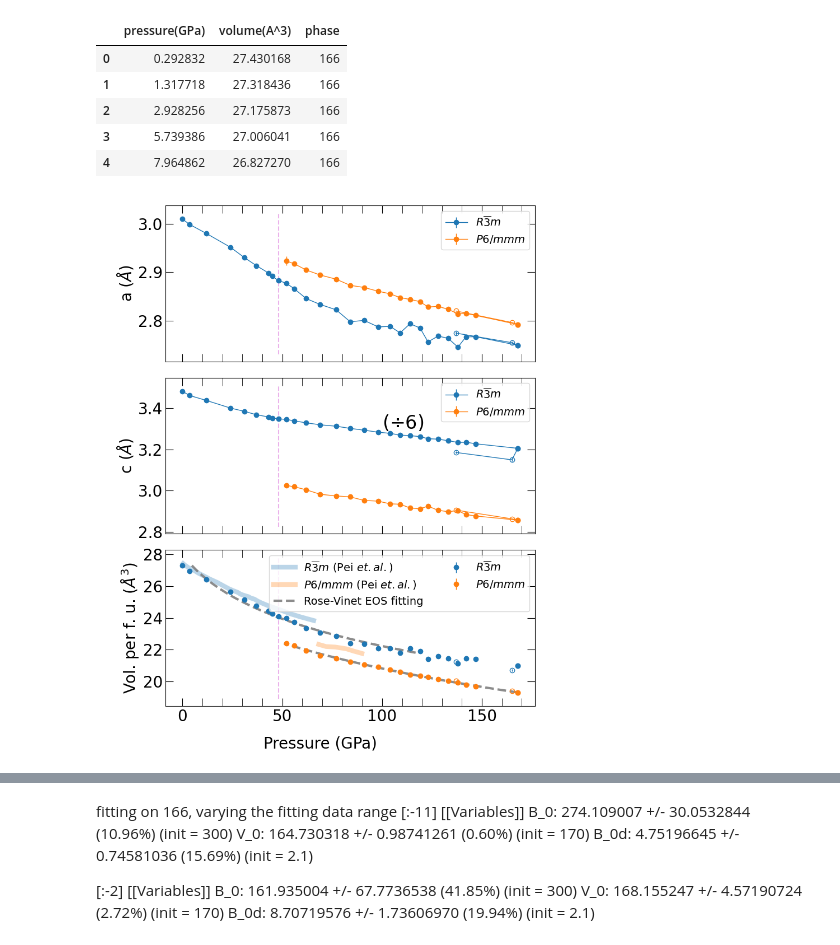
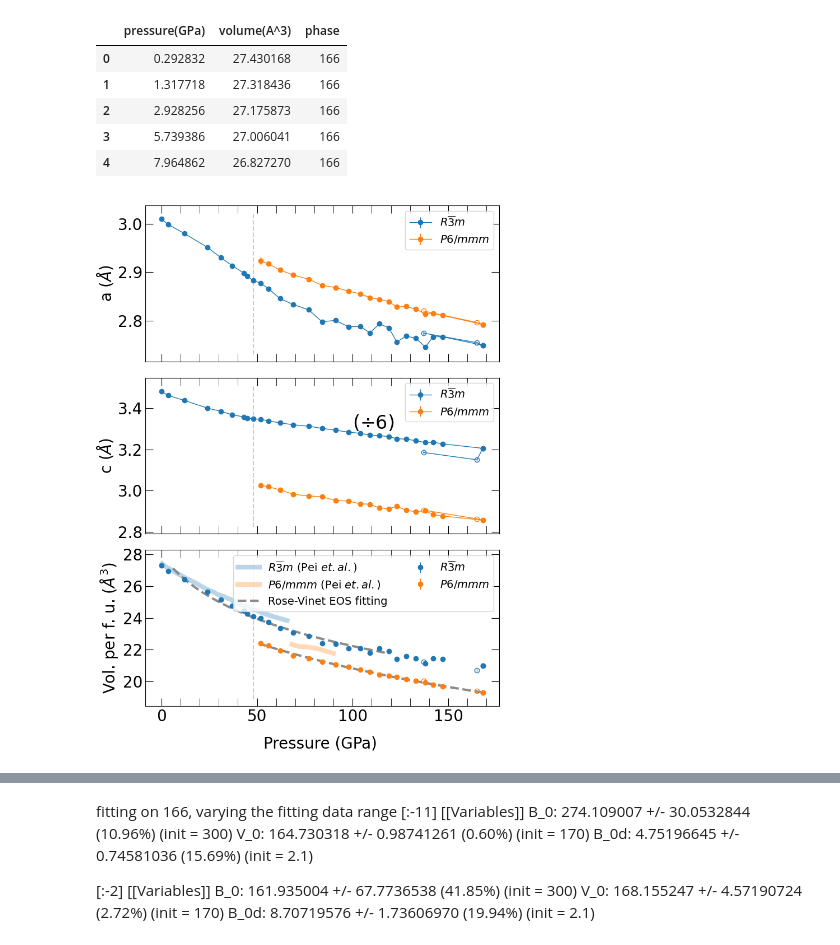
Before and after one commit to jhamlin-ufl/remob2, a Jupyter notebook: notebooks/HPXRD.ipynb, the cells around one changed output, grey strips where cells are left out. Cells and saved outputs as stored; diff of their text form; code cells hidden in the pictures.

```diff
--- a/notebooks/HPXRD.ipynb
+++ b/notebooks/HPXRD.ipynb
@@ -36,36 +36,36 @@ phase_dict = {166: "$R\overline{3}m$ C0 161.936217 28.0258621667 8.70716346", 19
 for ax in {ax1, ax2, ax3}:
     params = param_dict[ax].split()
     for phase in {166, 191}:
         phases = phase_dict[phase].split()
         if (phase==166) & (ax!=ax1):
             fac = 6
         else:
             fac = 1
         df = data[(data["phase"] == phase)]
         ax.errorbar(df["pressure(GPa)"][:-2], df[params[0]][:-2]/fac, yerr=df[params[1]][:-2]/fac, marker="o", label=phases[0],
                     c=phases[1], linewidth=0 if ax==ax3 else 1, elinewidth=1)
         ax.errorbar(df["pressure(GPa)"][-3:], df[params[0]][-3:]/fac, yerr=df[params[1]][-3:]/fac, marker="o", markerfacecolor="None",
                     c=phases[1], linewidth=0 if ax==ax3 else 1, elinewidth=1)
         if ax==ax3:
             B_0, V_0, B_0d = [float(num) for num in phases[2:]]
             refdf = refdata[refdata["phase"] == phase]
             ax.plot(refdf["pressure(GPa)"], refdf["volume(A^3)"], linewidth=6, alpha=0.3, c=phases[1], label=phases[0]+" (Pei "+"$\it{et. al.)}$")
             V = np.linspace(df[params[0]][:-11 if phase==166 else -2].min()/fac, df[params[0]].max()/fac, 20)
             predicted_pressure = 3 * B_0 * (1 - (V / V_0) ** (1 / 3)) / (V / V_0) ** (2 / 3) * np.exp(3 * (1 - (V / V_0) ** (1 / 3)) * (B_0d - 1) / 2)
             ax.plot(predicted_pressure, V, c="gray", linestyle="dashed", linewidth=3, alpha=0.9, label=None if phase==166 else "Rose-Vinet EOS fitting")
         ax.legend(ncol=2 if ax==ax3 else 1, fontsize=font_dict["legend"])
     if ax==ax2:
         ax.text(100, 3.3, text, fontsize=font_dict["text"])
     ax.vlines(48, ax.get_ylim()[0], ax.get_ylim()[1], linestyle="dashed", color="m", alpha=0.3)
     ax.xaxis.set_minor_locator(AutoMinorLocator())
     ax.tick_params(top=True, right=True, which="both", direction="in", size=font_dict["tick"], labelsize=font_dict["label"])
     ax.set_ylabel(" ".join(params[2:]), fontsize=font_dict["label"])
 fig.supxlabel("Pressure (GPa)", fontsize=font_dict["label"])
 plt.tight_layout()
-plt.subplots_adjust(right=0.98)
-plt.savefig("../publication_ready/lattice_parameters.pdf")
+plt.subplots_adjust(left=0.11, right=0.9)
+# plt.savefig("../publication_ready/lattice_parameters.pdf")
 # %% [output]
-[figure, old version]
+[figure, new version]
 # %%
 df166 = data[data["phase"]==166]
 df191 = data[data["phase"]==191]
```
Also changed, not shown: 1 other file.
